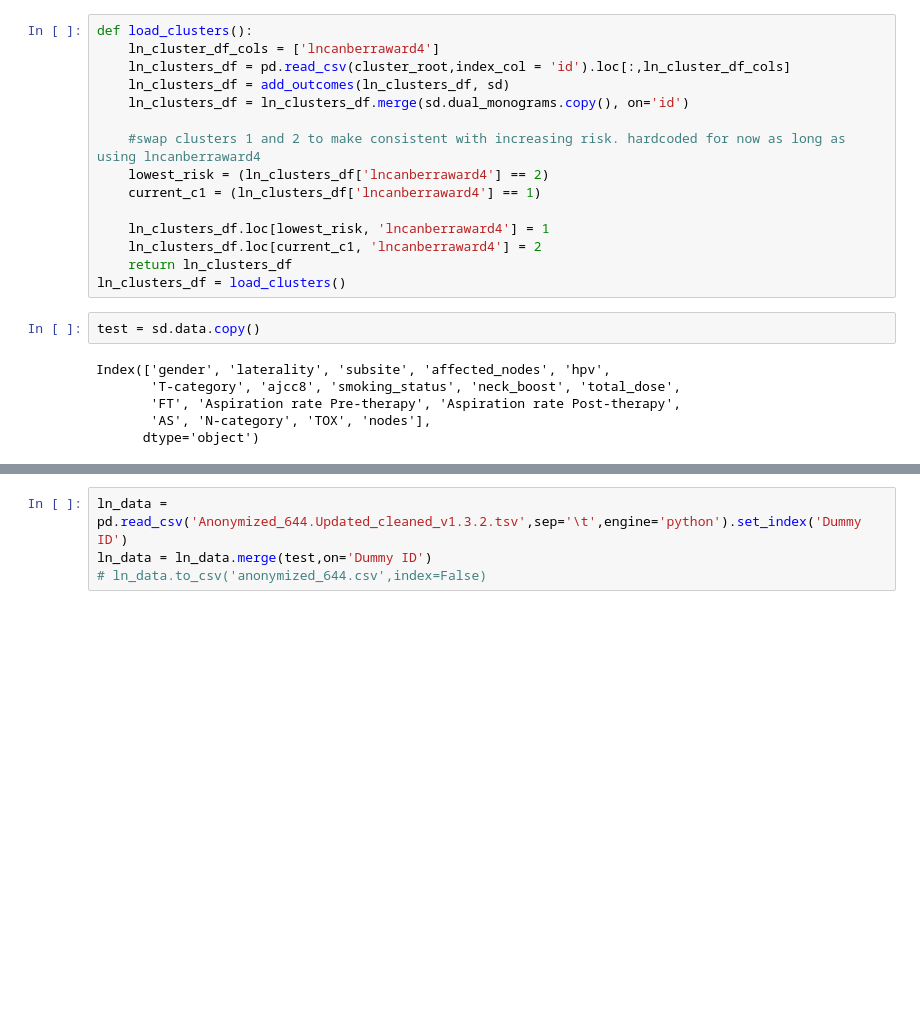
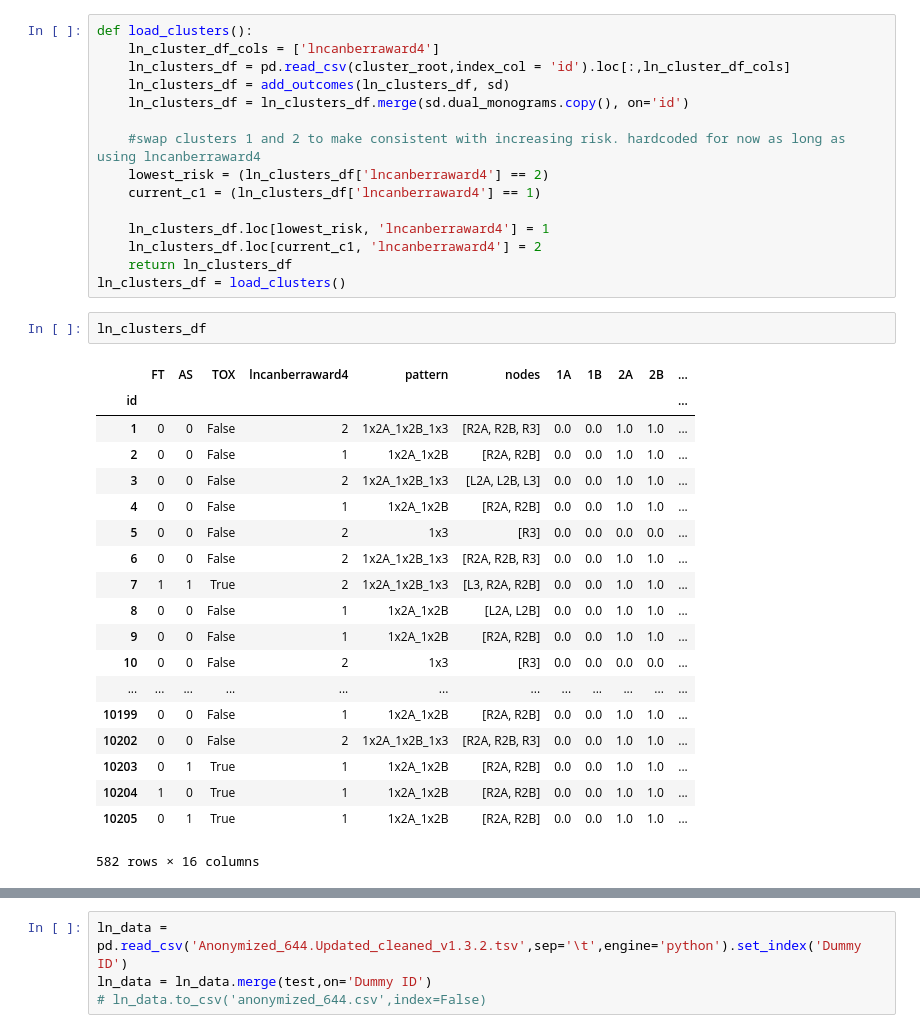
Before and after one commit to tehwentzel/LN_similarity, a Jupyter notebook: Clinical_Paper_Clustering.ipynb, the cells around one changed output, grey strips where cells are left out. Drawn from its saved outputs; the diff is of its cells as text; blank space fills up the shorter version.

```diff
--- a/Clinical_Paper_Clustering.ipynb
+++ b/Clinical_Paper_Clustering.ipynb
@@ -260,14 +257,28 @@ def load_clusters():
     ln_clusters_df.loc[current_c1, 'lncanberraward4'] = 2
     return ln_clusters_df
 ln_clusters_df = load_clusters()
-# %%
-test = sd.data.copy()
-# %% [output]
-Index(['gender', 'laterality', 'subsite', 'affected_nodes', 'hpv',
-       'T-category', 'ajcc8', 'smoking_status', 'neck_boost', 'total_dose',
-       'FT', 'Aspiration rate Pre-therapy', 'Aspiration rate Post-therapy',
-       'AS', 'N-category', 'TOX', 'nodes'],
-      dtype='object')
+# %%
+ln_clusters_df
+# %% [output]
+|  | FT | AS | TOX | lncanberraward4 | pattern | nodes | 1A | 1B | 2A | 2B | ... |
+| id |  |  |  |  |  |  |  |  |  |  | ... |
+| 1 | 0 | 0 | False | 2 | 1x2A_1x2B_1x3 | [R2A, R2B, R3] | 0.0 | 0.0 | 1.0 | 1.0 | ... |
+| 2 | 0 | 0 | False | 1 | 1x2A_1x2B | [R2A, R2B] | 0.0 | 0.0 | 1.0 | 1.0 | ... |
+| 3 | 0 | 0 | False | 2 | 1x2A_1x2B_1x3 | [L2A, L2B, L3] | 0.0 | 0.0 | 1.0 | 1.0 | ... |
+| 4 | 0 | 0 | False | 1 | 1x2A_1x2B | [R2A, R2B] | 0.0 | 0.0 | 1.0 | 1.0 | ... |
+| 5 | 0 | 0 | False | 2 | 1x3 | [R3] | 0.0 | 0.0 | 0.0 | 0.0 | ... |
+| 6 | 0 | 0 | False | 2 | 1x2A_1x2B_1x3 | [R2A, R2B, R3] | 0.0 | 0.0 | 1.0 | 1.0 | ... |
+| 7 | 1 | 1 | True | 2 | 1x2A_1x2B_1x3 | [L3, R2A, R2B] | 0.0 | 0.0 | 1.0 | 1.0 | ... |
+| 8 | 0 | 0 | False | 1 | 1x2A_1x2B | [L2A, L2B] | 0.0 | 0.0 | 1.0 | 1.0 | ... |
+| 9 | 0 | 0 | False | 1 | 1x2A_1x2B | [R2A, R2B] | 0.0 | 0.0 | 1.0 | 1.0 | ... |
+| 10 | 0 | 0 | False | 2 | 1x3 | [R3] | 0.0 | 0.0 | 0.0 | 0.0 | ... |
+| ... | ... | ... | ... | ... | ... | ... | ... | ... | ... | ... | ... |
+| 10199 | 0 | 0 | False | 1 | 1x2A_1x2B | [R2A, R2B] | 0.0 | 0.0 | 1.0 | 1.0 | ... |
+| 10202 | 0 | 0 | False | 2 | 1x2A_1x2B_1x3 | [R2A, R2B, R3] | 0.0 | 0.0 | 1.0 | 1.0 | ... |
+| 10203 | 0 | 1 | True | 1 | 1x2A_1x2B | [R2A, R2B] | 0.0 | 0.0 | 1.0 | 1.0 | ... |
+| 10204 | 1 | 0 | True | 1 | 1x2A_1x2B | [R2A, R2B] | 0.0 | 0.0 | 1.0 | 1.0 | ... |
+| 10205 | 0 | 1 | True | 1 | 1x2A_1x2B | [R2A, R2B] | 0.0 | 0.0 | 1.0 | 1.0 | ... |
+582 rows × 16 columns
 # %%
 from sklearn.feature_selection import mutual_info_classif
 from sklearn.metrics import adjusted_rand_score
```
Also changed, not shown: parts of 21 cells of this notebook, 1 other file.
